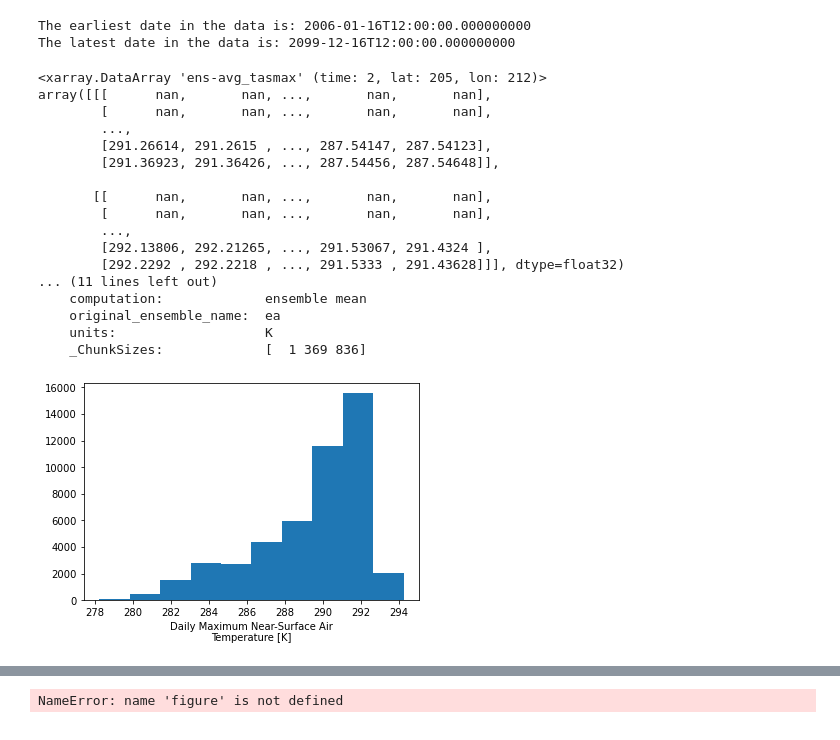
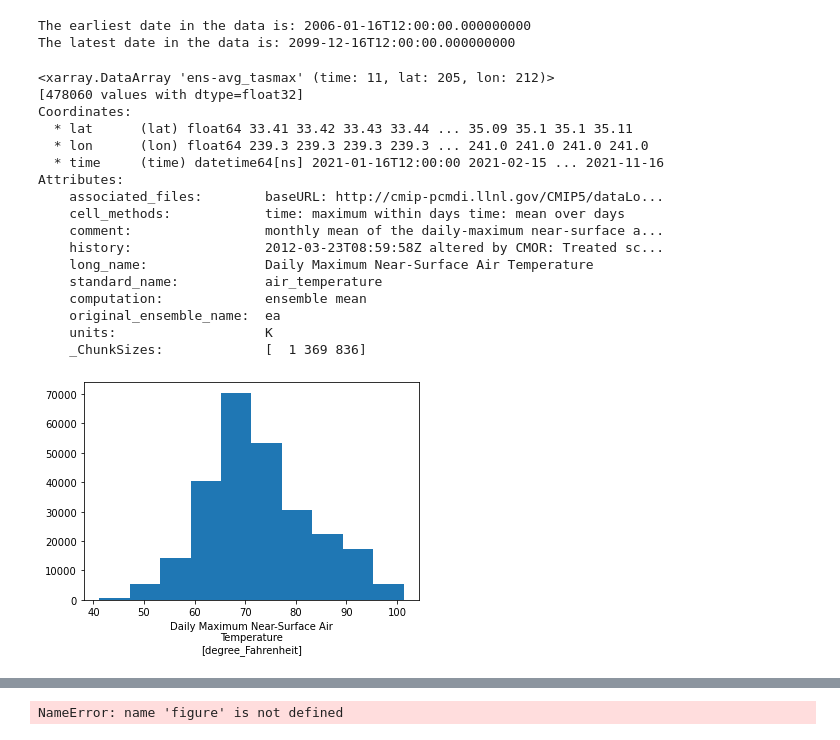
Before and after one commit to nex-dcp30-intro/notebook, a Jupyter notebook: desik-copy.ipynb, the cells around one changed output, grey strips where cells are left out. Cells and saved outputs as stored; diff of their text form; code cells hidden in the pictures.

Commit message:
plot progress

```diff
--- a/desik-copy.ipynb
+++ b/desik-copy.ipynb
@@ -111,7 +132,7 @@ The latest date in the data is: 2099-12-16T12:00:00.000000000
 # %%
 # Slice the data by time and spatial extent
 start_date = "2021-01-15"
-end_date = "2021-02-15"
+end_date = "2021-12-15"
 
 sb20 = max_temp_xr["ens-avg_tasmax"].sel(
     time=slice(start_date, end_date),
@@ -119,28 +140,29 @@ sb20 = max_temp_xr["ens-avg_tasmax"].sel(
     lat=slice(ymin, ymax))
 sb20
 # %% [output]
-<xarray.DataArray 'ens-avg_tasmax' (time: 2, lat: 205, lon: 212)>
-array([[[      nan,       nan, ...,       nan,       nan],
-        [      nan,       nan, ...,       nan,       nan],
-        ...,
-        [291.26614, 291.2615 , ..., 287.54147, 287.54123],
-        [291.36923, 291.36426, ..., 287.54456, 287.54648]],
-
-       [[      nan,       nan, ...,       nan,       nan],
-        [      nan,       nan, ...,       nan,       nan],
-        ...,
-        [292.13806, 292.21265, ..., 291.53067, 291.4324 ],
-        [292.2292 , 292.2218 , ..., 291.5333 , 291.43628]]], dtype=float32)
-... (11 lines left out)
+<xarray.DataArray 'ens-avg_tasmax' (time: 11, lat: 205, lon: 212)>
+[478060 values with dtype=float32]
+Coordinates:
+  * lat      (lat) float64 33.41 33.42 33.43 33.44 ... 35.09 35.1 35.1 35.11
+  * lon      (lon) float64 239.3 239.3 239.3 239.3 ... 241.0 241.0 241.0 241.0
+  * time     (time) datetime64[ns] 2021-01-16T12:00:00 2021-02-15 ... 2021-11-16
+Attributes:
+    associated_files:        baseURL: http://cmip-pcmdi.llnl.gov/CMIP5/dataLo...
+    cell_methods:            time: maximum within days time: mean over days
+    comment:                 monthly mean of the daily-maximum near-surface a...
+    history:                 2012-03-23T08:59:58Z altered by CMOR: Treated sc...
+    long_name:               Daily Maximum Near-Surface Air Temperature
+    standard_name:           air_temperature
     computation:             ensemble mean
     original_ensemble_name:  ea
     units:                   K
     _ChunkSizes:             [  1 369 836]
 # %%
-# Plot a quick histogram
-sb20.plot()
+temperature_degf = sb20.metpy.convert_units('degF')
+temperature_degf
+temperature_degf.plot.hist()
 plt.show()
 # %% [output]
-[figure, old version]
+[figure, new version]
 # %%
 # Spatial Plot for the selected AOI (California)
```
Also changed, not shown: parts of 14 cells of this notebook, 1 other file.
